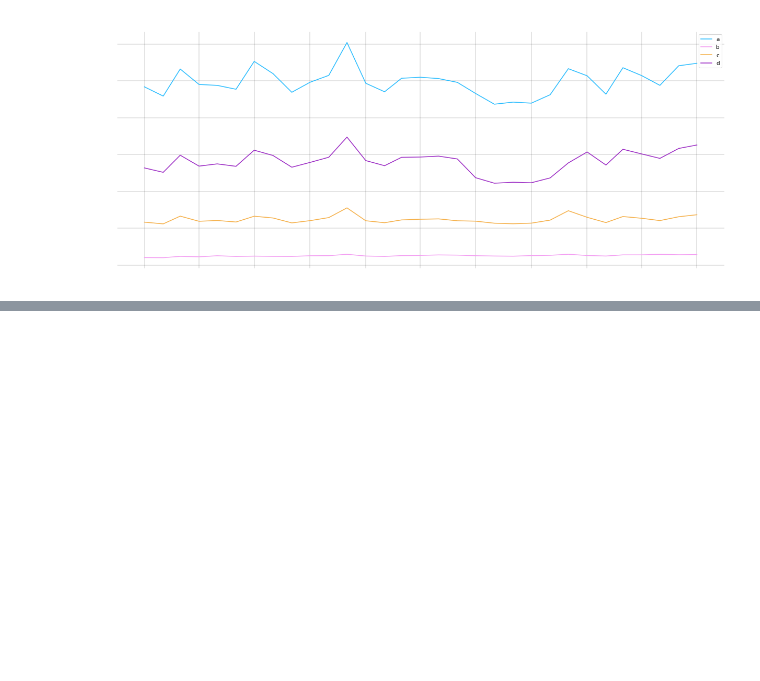
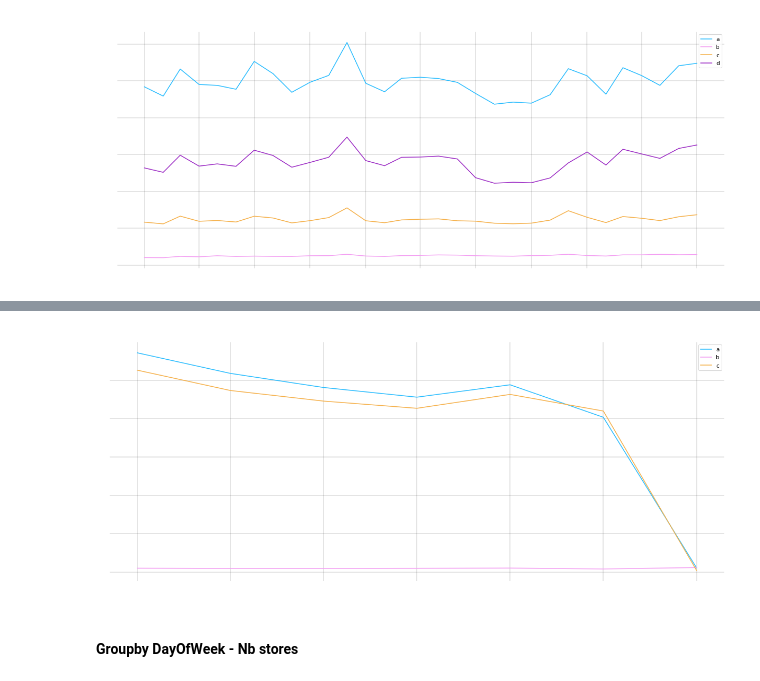
Before and after one commit to Dark2003fire/ML-Business-Case-Project, a Jupyter notebook: notebooks/Visualizations.ipynb, the cells around one changed output, grey strips where cells are left out. Saved outputs shown, nothing was run; the diff lists cells and outputs as text; code cells hidden in the pictures; blank space fills up the shorter version.

```diff
--- a/notebooks/Visualizations.ipynb
+++ b/notebooks/Visualizations.ipynb
@@ -510,0 +563,3 @@ fig.show()
+# %%
+grouped_df_6 = combined_data.groupby(['DayOfWeek', 'Assortment'])['Sales'].sum().reset_index(name='Total Sales')
+grouped_df_6.head()
@@ -510,0 +573,15 @@ fig.show()
+# %%
+assortments = np.unique(grouped_df_6['Assortment'])
+fig, ax = plt.subplots()
+for assortment in assortments:
+  tmp = grouped_df_6[grouped_df_6['Assortment'] == assortment].sort_values('DayOfWeek')
+  ax.plot(tmp['DayOfWeek'], tmp['Total Sales'], label = assortment)
+ax.grid(True, linewidth=0.2, color='black', linestyle='-')
+ax.legend()
+ax.set_title('Total Sales per day of week')
+ax.patch.set_alpha(0)
+fig.show()
+# %% [output]
+[figure, added]
+# %% [markdown]
+#### Groupby DayOfWeek - Nb stores
```
Also changed, not shown: parts of 14 cells of this notebook.
